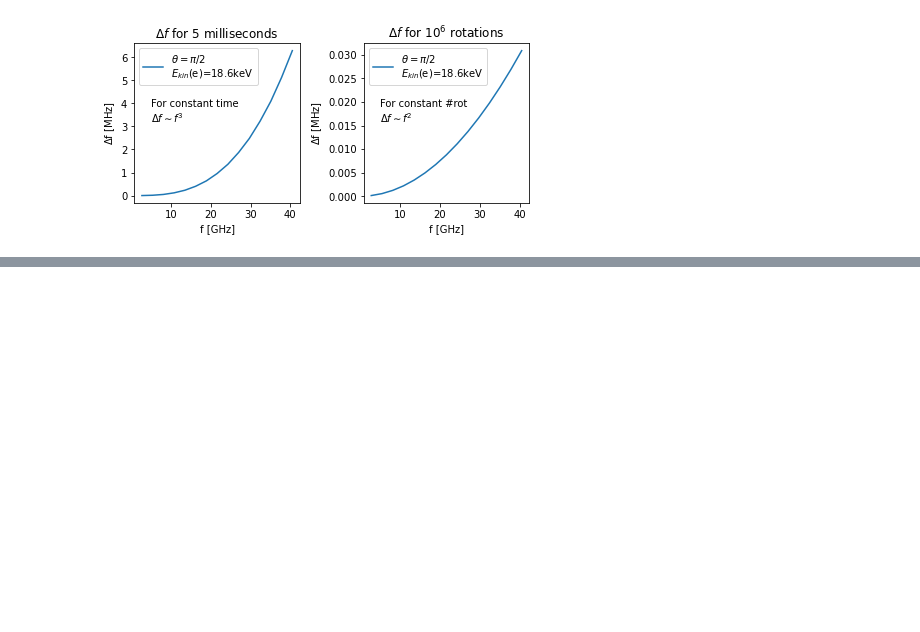
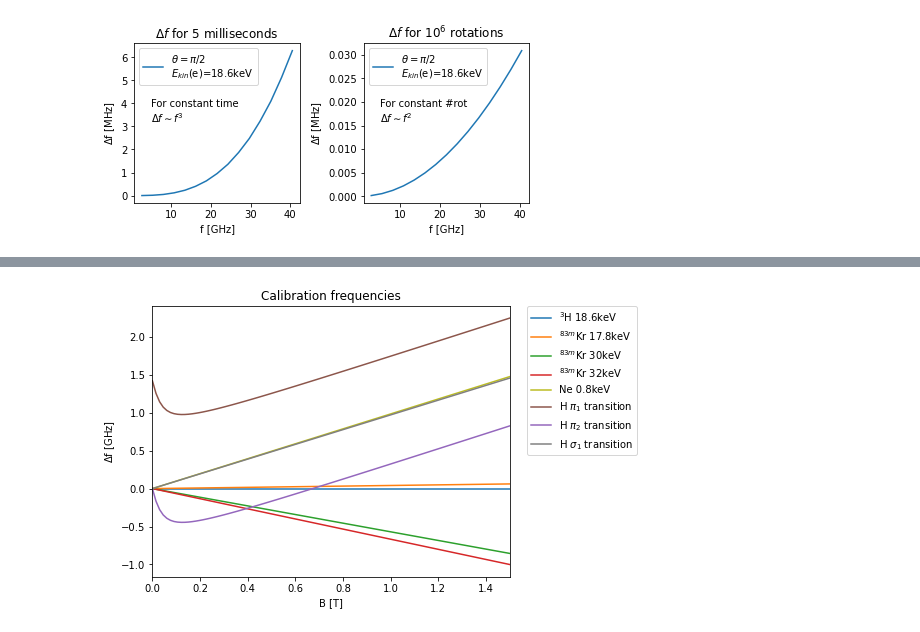
Before and after one commit to Wouter-VDP/P8_frequency_studies, a Jupyter notebook: p8_frequency_toy.ipynb, the cells around one changed output, grey strips where cells are left out. Drawn from its saved outputs; the diff is of its cells as text; code cells hidden in the pictures; blank space fills up the shorter version.

```diff
--- a/p8_frequency_toy.ipynb
+++ b/p8_frequency_toy.ipynb
@@ -174,0 +311,21 @@ fig.savefig(out_dir+'bandwidth_dep.pdf')
+# %%
+fig, ax = plt.subplots(nrows=1, figsize=(7.5,4.5), constrained_layout=True)
+
+B = np.linspace(0.0,1.5,100)
+
+for e_c, c_c, l_c, a_c in zip_calib:
+    ax.plot(B, (cres(pi/2,e_c,B)[1]-cres(pi/2,E_endp_eV,B)[1]) /1e9,label=l_c, c=c_c)
+
+bc, ad, bd = zeeman_transitions(B)-cres(pi/2,E_endp_eV,B)[1]
+ax.plot(B,ad/1e9, label=r'H $\pi_1$ transition', c='C5')
+ax.plot(B,bc/1e9, label=r'H $\pi_2$ transition', c='C4')
+ax.plot(B,bd/1e9, label=r'H $\sigma_1$ transition', c='grey')
+ax.legend(bbox_to_anchor=(1.05, 1), loc='upper left', borderaxespad=0.)
+ax.set_xlim(0,1.5)
+ax.set_xlabel('B [T]')
+ax.set_ylabel(r'$\Delta$f [GHz]')
+ax.set_title('Calibration frequencies')
+
+fig.savefig(out_dir+'calib_frequency.pdf')
+# %% [output]
+[figure, added]
```
Also changed, not shown: parts of 10 cells of this notebook, 13 other files.
